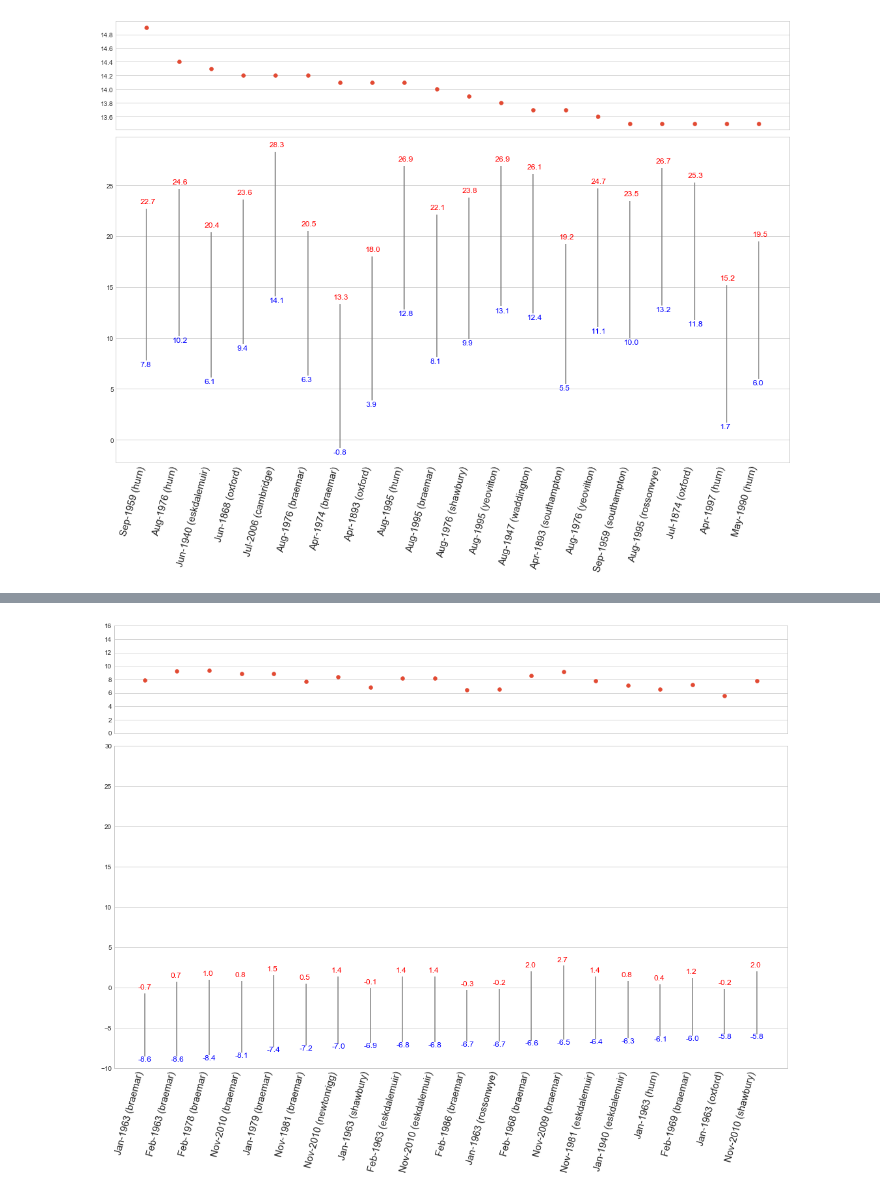
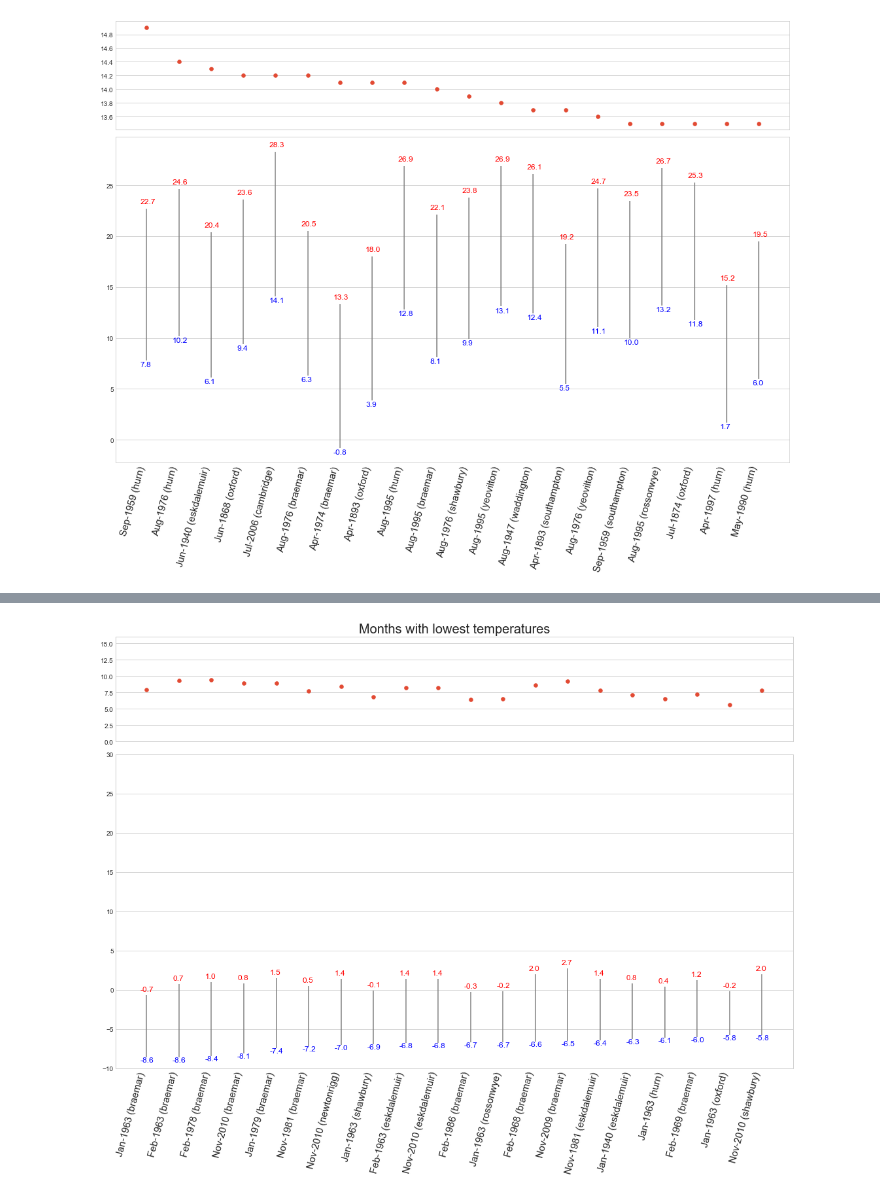
Before and after one commit to DanielJohnBenton/historic-monthly-meteorological-station-data, a Jupyter notebook: src/notes.ipynb, the cells around one changed output, grey strips where cells are left out. Drawn from its saved outputs; the diff is of its cells as text; code cells hidden in the pictures.

```diff
--- a/src/notes.ipynb
+++ b/src/notes.ipynb
@@ -175,7 +175,7 @@ pyplot.show()
 # %% [output]
 [figure]
 # %%
-def plot_temp_ranges(tempSet):
+def plot_temp_ranges(tempSet, title):
     global monthNames, sample
 
     matplotlib.rcParams["figure.figsize"] = (15, 12)
@@ -202,6 +202,8 @@ def plot_temp_ranges(tempSet):
     ax[0].set_ylim([0, 16])
     ax[1].set_ylim([-10, 30])
 
+    ax[0].set_title(title, size=20)
+
     pyplot.xticks(list(range(sample)), labels, rotation=75, ha="right", size=15)
 
     fig.tight_layout()
@@ -221,4 +223,4 @@ plot_temp_ranges(highest)
 # %%
-plot_temp_ranges(lowest)
+plot_temp_ranges(lowest, "Months with lowest temperatures")
 # %% [output]
-[figure, old version]
+[figure, new version]
```
Also changed, not shown: parts of 5 cells of this notebook.
